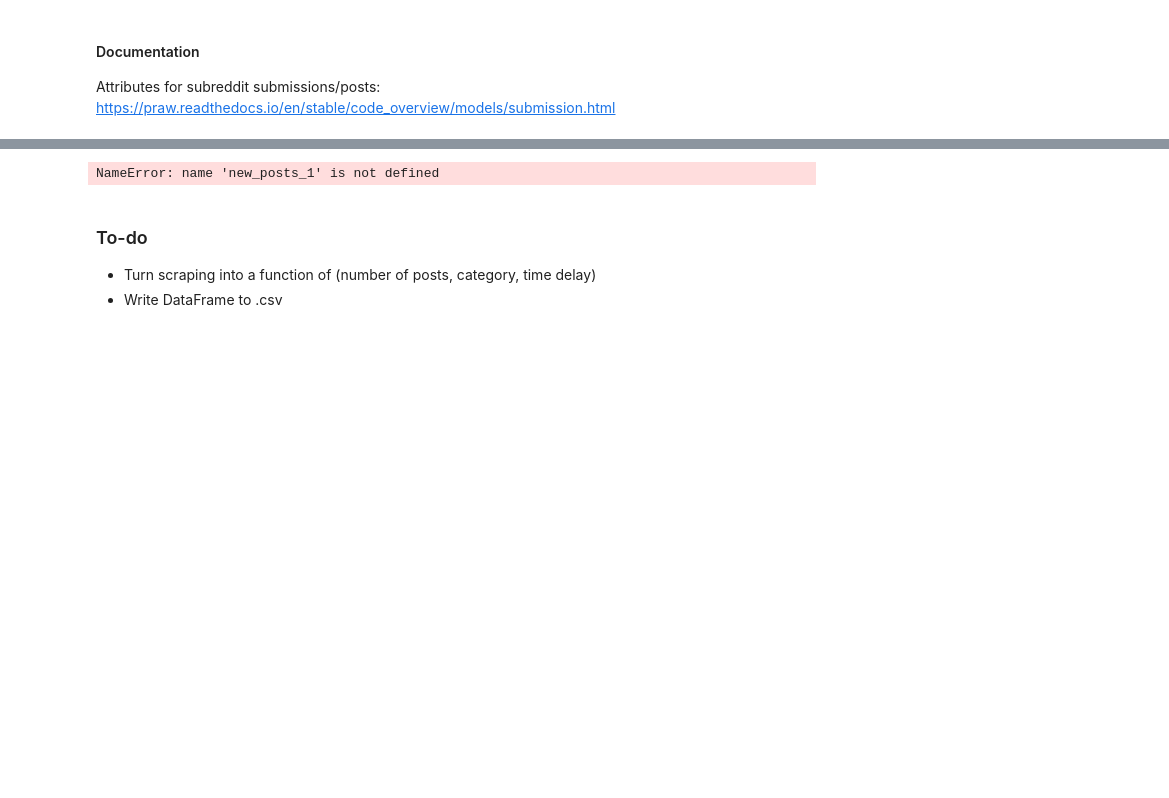
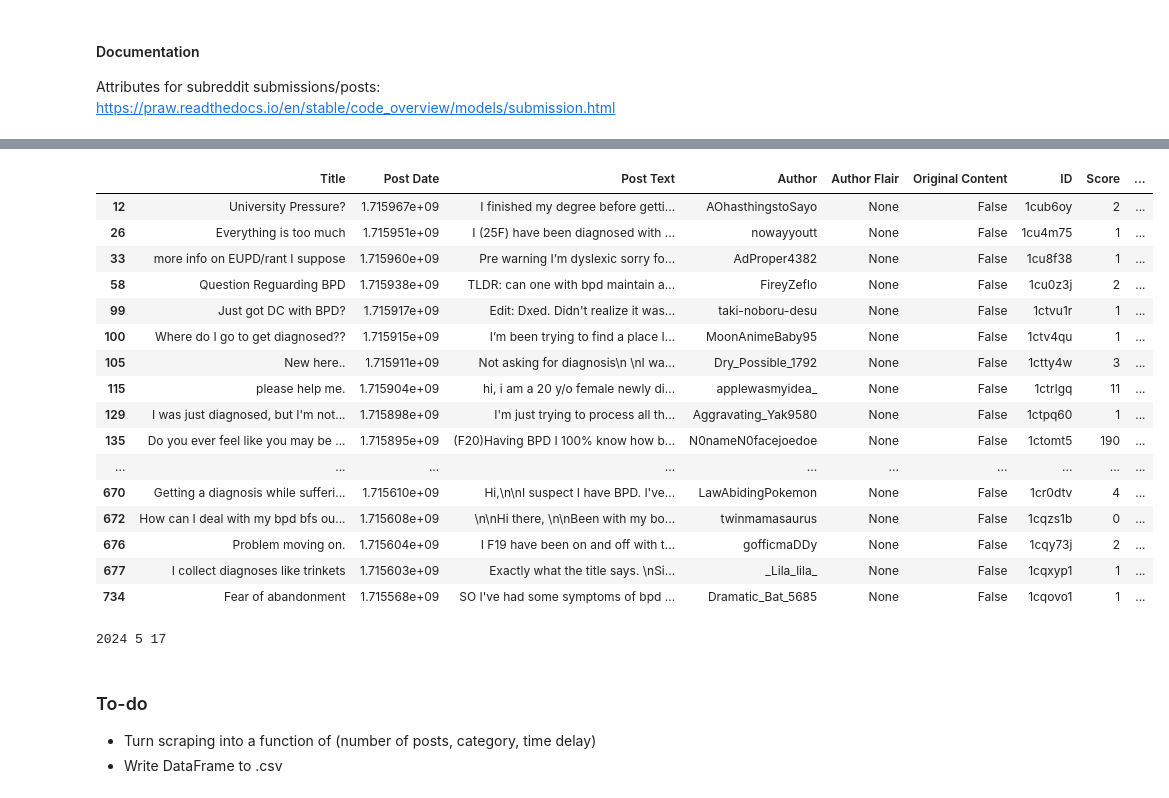
Before and after one commit to mitch-hamidi/may-2024-mental-health-nlp, a Jupyter notebook: reddit_scrape/reddit_scrape.ipynb, the cells around one changed output, grey strips where cells are left out. Saved outputs shown, nothing was run; the diff lists cells and outputs as text; code cells hidden in the pictures; blank space fills up the shorter version.

```diff
--- a/reddit_scrape/reddit_scrape.ipynb
+++ b/reddit_scrape/reddit_scrape.ipynb
@@ -327,9 +321,32 @@ user is curious about bpd       1
 Name: count, dtype: int64
+# %%
+new_posts_1[new_posts_1['Post Text'].str.contains('treatment')]
+new_posts_1[new_posts_1['Post Text'].str.contains('diagnosis')]
+# %% [output]
+|  | Title | Post Date | Post Text | Author | Author Flair | Original Content | ID | Score | ... |
+| 12 | University Pressure? | 1.715967e+09 | I finished my degree before getti... | AOhasthingstoSayo | None | False | 1cub6oy | 2 | ... |
+| 26 | Everything is too much | 1.715951e+09 | I (25F) have been diagnosed with ... | nowayyoutt | None | False | 1cu4m75 | 1 | ... |
+| 33 | more info on EUPD/rant I suppose | 1.715960e+09 | Pre warning I’m dyslexic sorry fo... | AdProper4382 | None | False | 1cu8f38 | 1 | ... |
+| 58 | Question Reguarding BPD | 1.715938e+09 | TLDR: can one with bpd maintain a... | FireyZeflo | None | False | 1cu0z3j | 2 | ... |
+| 99 | Just got DC with BPD? | 1.715917e+09 | Edit: Dxed. Didn't realize it was... | taki-noboru-desu | None | False | 1ctvu1r | 1 | ... |
+| 100 | Where do I go to get diagnosed?? | 1.715915e+09 | I’m been trying to find a place I... | MoonAnimeBaby95 | None | False | 1ctv4qu | 1 | ... |
+| 105 | New here.. | 1.715911e+09 | Not asking for diagnosis\n \nI wa... | Dry_Possible_1792 | None | False | 1ctty4w | 3 | ... |
+| 115 | please help me. | 1.715904e+09 | hi, i am a 20 y/o female newly di... | applewasmyidea_ | None | False | 1ctrlgq | 11 | ... |
+| 129 | I was just diagnosed, but I'm not... | 1.715898e+09 | I'm just trying to process all th... | Aggravating_Yak9580 | None | False | 1ctpq60 | 1 | ... |
+| 135 | Do you ever feel like you may be ... | 1.715895e+09 | (F20)Having BPD I 100% know how b... | N0nameN0facejoedoe | None | False | 1ctomt5 | 190 | ... |
+| ... | ... | ... | ... | ... | ... | ... | ... | ... | ... |
+| 670 | Getting a diagnosis while sufferi... | 1.715610e+09 | Hi,\n\nI suspect I have BPD. I've... | LawAbidingPokemon | None | False | 1cr0dtv | 4 | ... |
+| 672 | How can I deal with my bpd bfs ou... | 1.715608e+09 | \n\nHi there, \n\nBeen with my bo... | twinmamasaurus | None | False | 1cqzs1b | 0 | ... |
+| 676 | Problem moving on. | 1.715604e+09 | I F19 have been on and off with t... | gofficmaDDy | None | False | 1cqy73j | 2 | ... |
+| 677 | I collect diagnoses like trinkets | 1.715603e+09 | Exactly what the title says. \nSi... | _Lila_lila_ | None | False | 1cqxyp1 | 1 | ... |
+| 734 | Fear of abandonment | 1.715568e+09 | SO I've had some symptoms of bpd ... | Dramatic_Bat_5685 | None | False | 1cqovo1 | 1 | ... |
 # %%
 # working on converting Unix Time to sortable datetime
 
 from datetime import datetime
 
-datetime.utcfromtimestamp(new_posts_1['Post Date'][0]).day
+print(datetime.utcfromtimestamp(new_posts_1['Post Date'][0]).year,
+    datetime.utcfromtimestamp(new_posts_1['Post Date'][0]).month,
+    datetime.utcfromtimestamp(new_posts_1['Post Date'][0]).day)
 # %% [output]
-NameError: name 'new_posts_1' is not defined
+2024 5 17
```
Also changed, not shown: parts of 12 cells of this notebook, 1 other file.
